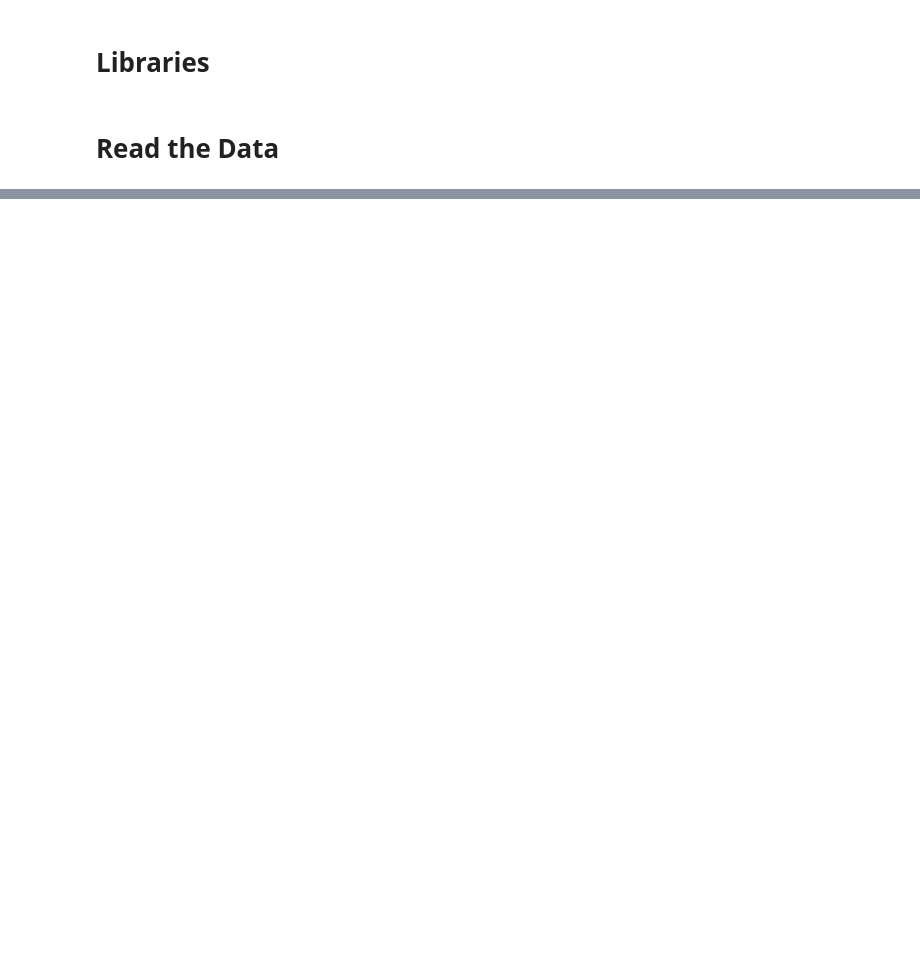
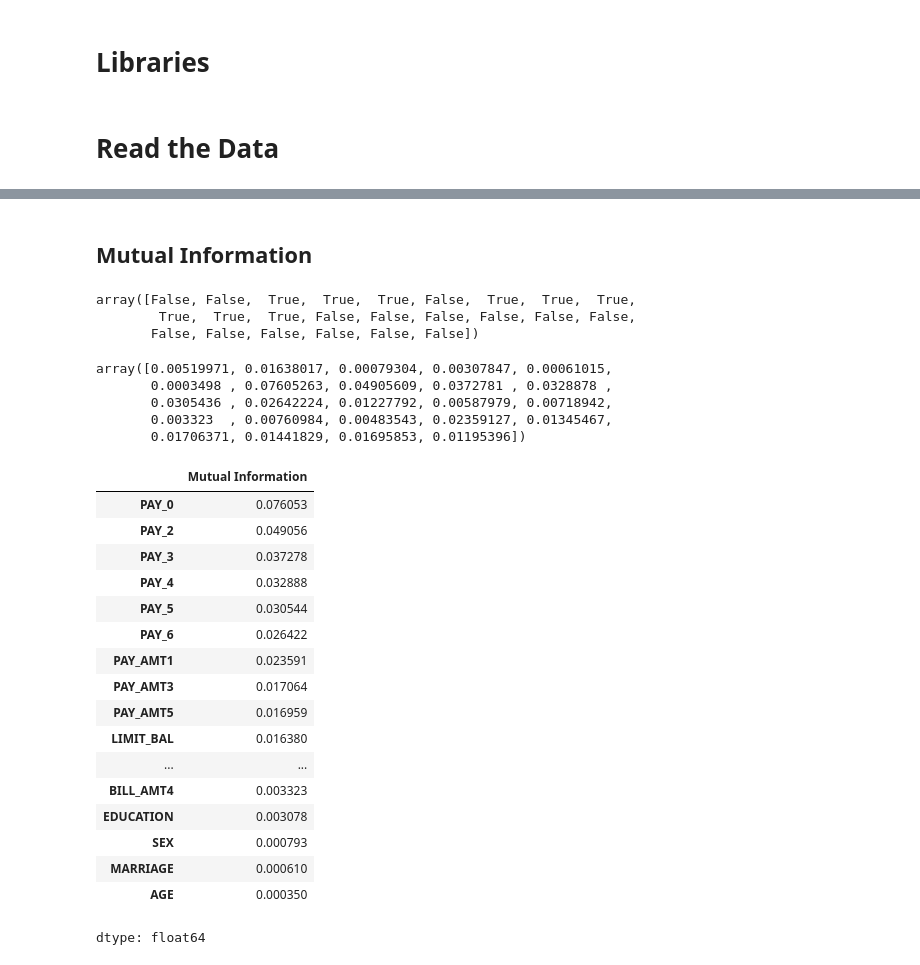
Before and after one commit to Knchna/Credit_Default_Preprocessing, a Jupyter notebook: Credit_Default_Preprocessing.ipynb, the cells around one changed output, grey strips where cells are left out. Saved outputs shown, nothing was run; the diff lists cells and outputs as text; code cells hidden in the pictures; blank space fills up the shorter version.

```diff
--- a/Credit_Default_Preprocessing.ipynb
+++ b/Credit_Default_Preprocessing.ipynb
@@ -40,0 +144,54 @@ df_credit.head(20)
+# %% [markdown]
+## Mutual Information
+# %%
+# defining target col y
+y = df_credit[target_col]
+
+# defining feature cols as X
+X = df_credit.drop(columns = target_col)
+
+# using classif MI, as the target col is binary and several features are continuous numerical
+# discrete features can be identified by parameter 'discrete = ',
+    # but it requires either a Boolean mask OR list/array of those column indices
+
+# creating Boolean mask, this creates an Boolean array of columns in X, indicating presence/absence of cat_cols in it using True/False
+discrete_mask = X.columns.isin(cat_cols)
+discrete_mask
+# %% [output]
+array([False, False,  True,  True,  True, False,  True,  True,  True,
+        True,  True,  True, False, False, False, False, False, False,
+       False, False, False, False, False, False])
+# %%
+# Mutual Information Classifier - to detect non-linear relationships b/w features and target
+mi = mutual_info_classif(X, y, discrete_features = discrete_mask, random_state = 42)
+mi
+# %% [output]
+array([0.00519971, 0.01638017, 0.00079304, 0.00307847, 0.00061015,
+       0.0003498 , 0.07605263, 0.04905609, 0.0372781 , 0.0328878 ,
+       0.0305436 , 0.02642224, 0.01227792, 0.00587979, 0.00718942,
+       0.003323  , 0.00760984, 0.00483543, 0.02359127, 0.01345467,
+       0.01706371, 0.01441829, 0.01695853, 0.01195396])
+# %%
+# Converting mi array to Series with index as the column names of X
+mi_scores = pd.Series(mi, index = X.columns, name = "Mutual Information")
+mi_scores = mi_scores.sort_values(ascending = False)
+mi_scores
+# %% [output]
+|  | Mutual Information |
+| PAY_0 | 0.076053 |
+| PAY_2 | 0.049056 |
+| PAY_3 | 0.037278 |
+| PAY_4 | 0.032888 |
+| PAY_5 | 0.030544 |
+| PAY_6 | 0.026422 |
+| PAY_AMT1 | 0.023591 |
+| PAY_AMT3 | 0.017064 |
+| PAY_AMT5 | 0.016959 |
+| LIMIT_BAL | 0.016380 |
+| ... | ... |
+| BILL_AMT4 | 0.003323 |
+| EDUCATION | 0.003078 |
+| SEX | 0.000793 |
+| MARRIAGE | 0.000610 |
+| AGE | 0.000350 |
+dtype: float64
```
Also changed, not shown: parts of 13 cells of this notebook.
